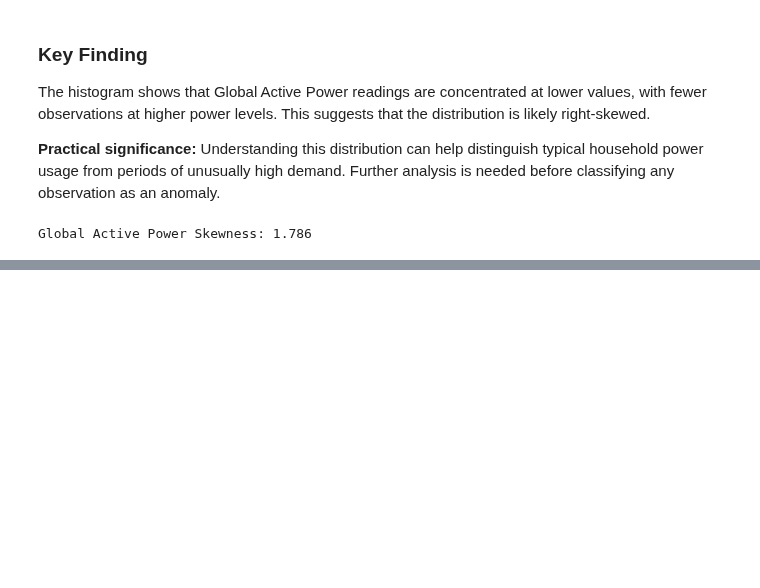
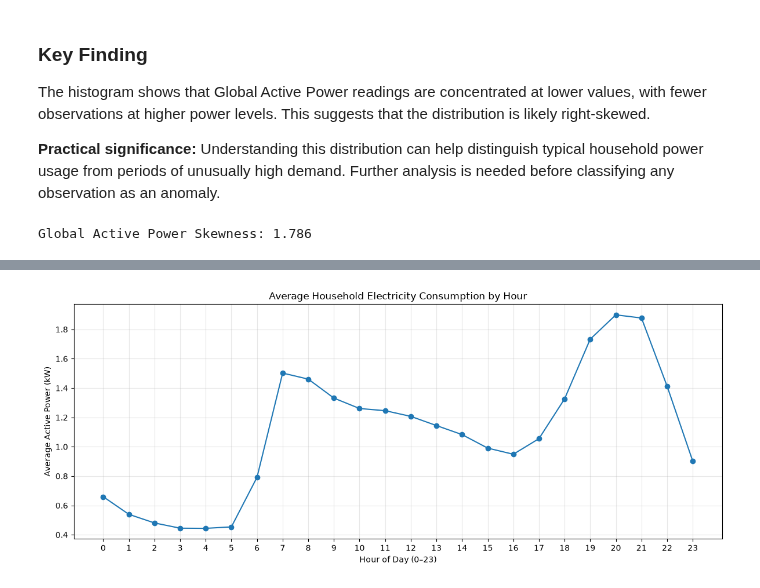
Before and after one commit to ujjwalpatil098/git-semproject-1, a Jupyter notebook: EDA.ipynb, the cells around one changed output, grey strips where cells are left out. Cells and saved outputs as stored; diff of their text form; code cells hidden in the pictures; blank space fills up the shorter version.

```diff
--- a/EDA.ipynb
+++ b/EDA.ipynb
@@ -180,0 +195,6 @@ Global Active Power Skewness: 1.786
+# %%
+hourly_analysis = df.groupby('Hour').agg(
+    Average_Power_kW=('Global_active_power', 'mean')
+).reset_index()
+
+print(hourly_analysis.round(3))
@@ -180,0 +219,22 @@ Global Active Power Skewness: 1.786
+# %%
+import matplotlib.pyplot as plt
+
+plt.figure(figsize=(12, 5))
+
+plt.plot(
+    hourly_analysis['Hour'],
+    hourly_analysis['Average_Power_kW'],
+    marker='o'
+)
+
+plt.title('Average Household Electricity Consumption by Hour')
+plt.xlabel('Hour of Day (0–23)')
+plt.ylabel('Average Active Power (kW)')
+
+plt.xticks(range(24))
+plt.grid(True, alpha=0.3)
+
+plt.tight_layout()
+plt.show()
+# %% [output]
+[figure, added]
```
Also changed, not shown: parts of 33 cells of this notebook.
